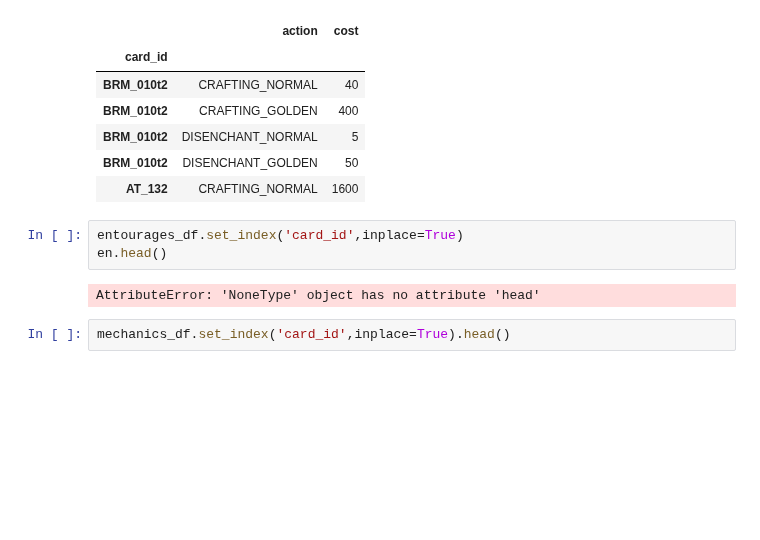
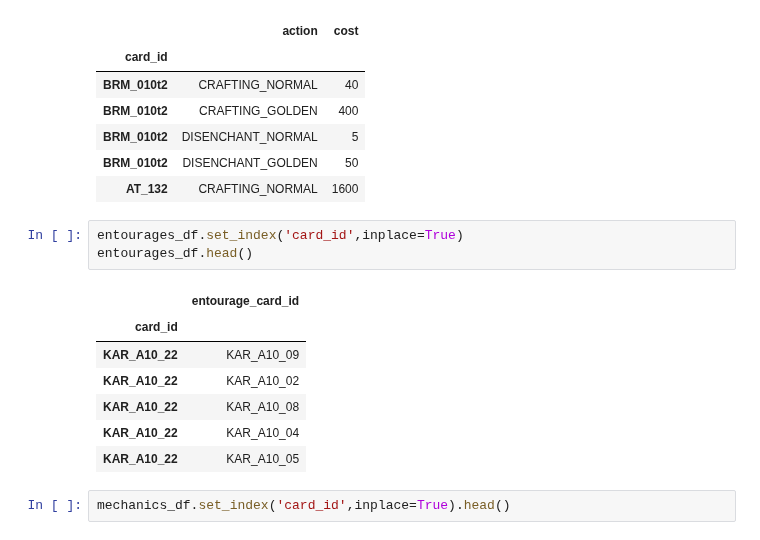
Before and after one commit to AlludedCrabb/dsc-0-04-09-combining-dataframes-lab-seattle-ds-career-040119, a Jupyter notebook: index.ipynb, the cells around one changed output. Drawn from its saved outputs; the diff is of its cells as text; blank space fills up the shorter version.

```diff
--- a/index.ipynb
+++ b/index.ipynb
@@ -142,9 +142,15 @@ dust_df.head()
 | AT_132 | CRAFTING_NORMAL | 1600 |
 # %%
 entourages_df.set_index('card_id',inplace=True)
-en.head()
+entourages_df.head()
 # %% [output]
-AttributeError: 'NoneType' object has no attribute 'head'
+|  | entourage_card_id |
+| card_id |  |
+| KAR_A10_22 | KAR_A10_09 |
+| KAR_A10_22 | KAR_A10_02 |
+| KAR_A10_22 | KAR_A10_08 |
+| KAR_A10_22 | KAR_A10_04 |
+| KAR_A10_22 | KAR_A10_05 |
 # %%
 mechanics_df.set_index('card_id',inplace=True).head()
 # %% [output]
```
Also changed, not shown: parts of 1 cell of this notebook.
